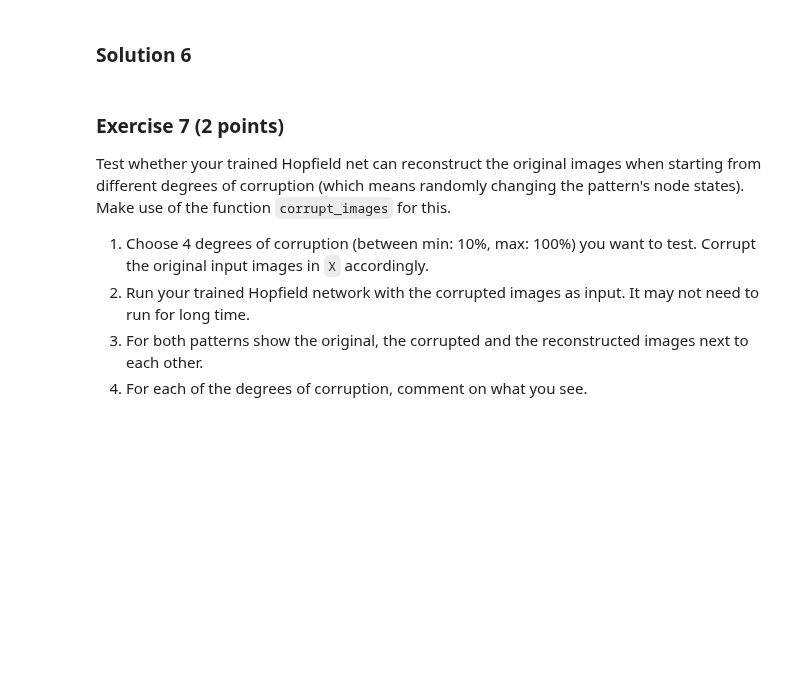
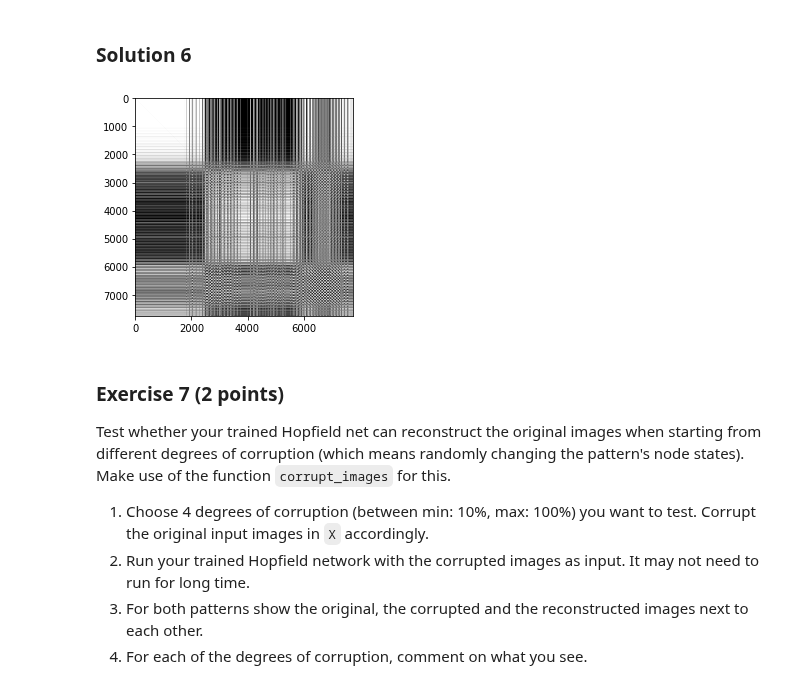
Before and after one commit to AjinkyaIndulkar/neural-networks-1920, a Jupyter notebook: P6 - Energy-Based Models/Chapter_08_hopfield.ipynb, the cells around one changed output. Drawn from its saved outputs; the diff is of its cells as text; code cells hidden in the pictures; blank space fills up the shorter version.

```diff
--- a/P6 - Energy-Based Models/Chapter_08_hopfield.ipynb
+++ b/P6 - Energy-Based Models/Chapter_08_hopfield.ipynb
@@ -233,19 +240,20 @@ Note that you can write the weight update term per *input pattern* in a single l
 # %% [markdown]
 ### Solution 4
 # %%
-# Hopfield training
 def hopfield_train(X):
+    """ function to update weights of Hopfield Network"""
+    # fetch network parameters
     m, n = X.shape
 
     # Initialize weights
     w = np.full((m,m), 0)
 
     # Hebbian learning
-    for image_states in X.T:
-        w_update = 4 * np.outer(image_states-0.5, image_states-0.5)
-        w = np.add(w, w_update)
+    for x in X.T:
+        dw = np.outer(x, x)
+        w = np.add(w, dw)
 
-    # Avoid self-connections (diagonal)
+    # Avoid self-connections: requirement for Hopfield network convergence
     np.fill_diagonal(w, 0)
 
     return w
@@ -286,3 +290,11 @@ w = hopfield_train(X)
+# %%
+# visualize weight matrix
+plt.figure()
+plt.imshow(w, cmap="gray")
+plt.x
+plt.show()
+# %% [output]
+[figure, added]
 # %% [markdown]
 ### Exercise 7 (2 points)
 
```
Also changed, not shown: parts of 15 cells of this notebook.
